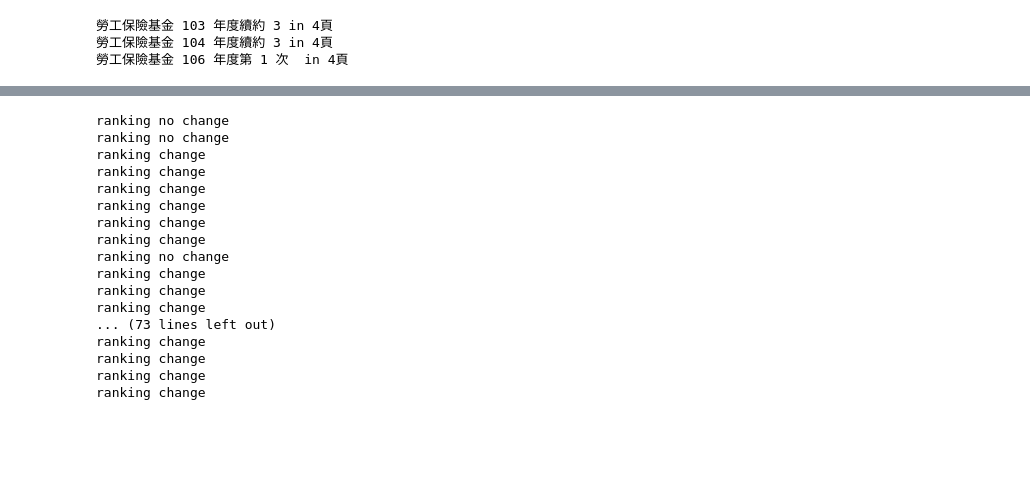
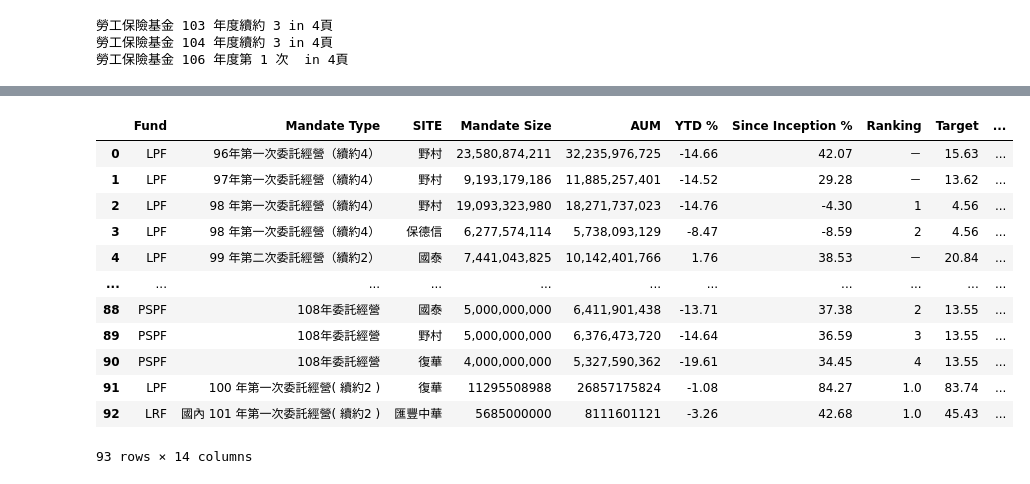
Before and after one commit to andyHSU-DS/Intern_Portfolio, a Jupyter notebook: 政府基金運用情形/Module/PageTwo.ipynb, the cells around one changed output, grey strips where cells are left out. Saved outputs shown, nothing was run; the diff lists cells and outputs as text; code cells hidden in the pictures; blank space fills up the shorter version.

```diff
--- a/政府基金運用情形/Module/PageTwo.ipynb
+++ b/政府基金運用情形/Module/PageTwo.ipynb
@@ -615,11 +648,12 @@ LIF
 # %%
+#他是看新月份的東西有沒有全抓到
 GFI['新舊'] = 'old'
-Final_df = pd.concat([LPF,LRF,LIF,NPIF,PSPF],axis=0)
+v=Final_df = pd.concat([LPF,LRF,LIF,NPIF,PSPF],axis=0)
 Final_df.reset_index(drop=True,inplace=True)
 Final_df['SITE'] = Final_df['SITE'].str.replace('\n','')
 Final_df['SITE'] = Final_df['SITE'].str.replace('滙豐中華','匯豐中華')
 Final_df = Final_df[['Fund','Mandate Type','SITE','Mandate Size','AUM','YTD %','Since Inception %','Ranking','Target','From','As of']]
-Final_df.to_csv(r'/Users/andyhsu/Documents/GitHub/Intern_Portfolio/Intern_Portfolio/政府基金運用情形/output/page2_final_check.csv',encoding='UTF-8-SIG',index=False,header=True)
+Final_df.to_excel(r'D:\My Documents\andyhs\桌面\Andy\政府基金運用資訊-202112\output\page2_final_check.xlsx',encoding='UTF-8-SIG',index=False,header=True)
 # %%
 新舊合併 = pd.concat([Final_df,GFI],axis=0)
 新舊合併 = 新舊合併[pd.isna(新舊合併['Fund'])==False]
@@ -631,4 +664,2 @@ for col in ['Fund','Mandate Type','SITE']:
 # %%
 新舊合併_去重複_new = 新舊合併_去重複[新舊合併_去重複['新舊'] != 'old']
-# %%
-GFI = GFI[pd.isna(GFI['Fund'])==False]
@@ -635,39 +682,48 @@ GFI = GFI[pd.isna(GFI['Fund'])==False]
 # %%
 #先skip
-a = 0
+#20220604修正更新資料
+GFI['SITE'] = GFI['SITE'].astype('str')
+GFI         = GFI[~pd.isna(GFI['Mandate Type'])]
+新舊合併_去重複_new['SITE'] = 新舊合併_去重複_new['SITE'].astype('str')
 match  = []
-for x in range(len(新舊合併_去重複_new)):
-    for y in range(len(GFI)):
-        if 新舊合併_去重複_new.loc[x,'Fund'] == GFI.loc[y,'Fund'] and 新舊合併_去重複_new.loc[x,'Mandate Type'] == GFI.loc[y,'Mandate Type'] and 新舊合併_去重複_new.loc[x,'SITE'] == GFI.loc[y,'SITE']:
+a      = []
+for x in range(len(GFI)):
+    for y in range(len(新舊合併_去重複_new)):
+        if GFI.loc[x,'Fund'].strip().lower() == 新舊合併_去重複_new.loc[y,'Fund'].strip().lower() and GFI.loc[x,'Mandate Type'].strip().lower() == 新舊合併_去重複_new.loc[y,'Mandate Type'].strip().lower() and GFI.loc[x,'SITE'].strip().lower() == 新舊合併_去重複_new.loc[y,'SITE'].strip().lower():
             #排名不更新
-            a+=1
             match.append((x,y))
-            if 新舊合併_去重複_new.loc[x,'Ranking'] == '－' or 新舊合併_去重複_new.loc[x,'Ranking'] == '–' or 新舊合併_去重複_new.loc[x,'Ranking'] == '-' or Final_df.loc[x,'Ranking'] == '－':
-                print('ranking no change')
-                要更新的資料 = list(GFI.loc[y,['Asset Class','Ranking']].values)
-                新舊合併_去重複_new.loc[x,['Asset Class','Ranking']] = 要更新的資料
+            a.append(y)
+            if 新舊合併_去重複_new.loc[y,'Ranking'] == '－' or 新舊合併_去重複_new.loc[y,'Ranking'] == '–' or 新舊合併_去重複_new.loc[y,'Ranking'] == '-' or Final_df.loc[y,'Ranking'] == '－':
+                #print('ranking no change')
+                要更新的資料 = list(新舊合併_去重複_new.loc[y,['Mandate Size','AUM','YTD %','Since Inception %','Target','As of']].values)
+                GFI.loc[x,['Mandate Size','AUM','YTD %','Since Inception %','Target','As of']] = 要更新的資料
             else:
-                print('ranking change')
-                要更新的資料 = list(GFI.loc[y,['Asset Class']].values)
-                新舊合併_去重複_new.loc[x,['Asset Class']] = 要更新的資料
+                #print('ranking change')
+                要更新的資料 = list(新舊合併_去重複_new.loc[y,['Mandate Size','AUM','YTD %','Since Inception %','Target','As of','Ranking']].values)
+                GFI.loc[x,['Mandate Size','AUM','YTD %','Since Inception %','Target','As of','Ranking']] = 要更新的資料
+            break
         else:
             pass
-# %% [output]
-ranking no change
-ranking no change
-ranking change
-ranking change
-ranking change
-ranking change
-ranking change
-ranking change
-ranking no change
-ranking change
-ranking change
-ranking change
-... (73 lines left out)
-ranking change
-ranking change
-ranking change
-ranking change
+# %%
+#我在上一個cell先挑出match到舊資料的本月份資料的INDEX
+#因此如果 b for b in a if b not in 新舊合併_去重複_new.index 代表是MATCH不到的資料，但如果我用新舊合併_去重複會將OLD的資料也放進這個LIST
+#對後續更新不利
+新增資料的row = [b for b in a if b not in 新舊合併_去重複_new.index]
+# %%
+新舊合併_去重複.loc[新增資料的row,'新舊'] = 'new'
+新舊合併_去重複.to_excel(r'D:\My Documents\andyhs\桌面\Andy\政府基金運用資訊-202112\output\page2_下半部有old標記為可能已刪除的.xlsx',encoding='UTF-8-SIG',index=False,header=True)
+# %% [output]
+|  | Fund | Mandate Type | SITE | Mandate Size | AUM | YTD % | Since Inception % | Ranking | Target | ... |
+| 0 | LPF | 96年第一次委託經營（續約4） | 野村 | 23,580,874,211 | 32,235,976,725 | -14.66 | 42.07 | － | 15.63 | ... |
+| 1 | LPF | 97年第一次委託經營（續約4） | 野村 | 9,193,179,186 | 11,885,257,401 | -14.52 | 29.28 | － | 13.62 | ... |
+| 2 | LPF | 98 年第一次委託經營（續約4） | 野村 | 19,093,323,980 | 18,271,737,023 | -14.76 | -4.30 | 1 | 4.56 | ... |
+| 3 | LPF | 98 年第一次委託經營（續約4） | 保德信 | 6,277,574,114 | 5,738,093,129 | -8.47 | -8.59 | 2 | 4.56 | ... |
+| 4 | LPF | 99 年第二次委託經營（續約2） | 國泰 | 7,441,043,825 | 10,142,401,766 | 1.76 | 38.53 | － | 20.84 | ... |
+| ... | ... | ... | ... | ... | ... | ... | ... | ... | ... | ... |
+| 88 | PSPF | 108年委託經營 | 國泰 | 5,000,000,000 | 6,411,901,438 | -13.71 | 37.38 | 2 | 13.55 | ... |
+| 89 | PSPF | 108年委託經營 | 野村 | 5,000,000,000 | 6,376,473,720 | -14.64 | 36.59 | 3 | 13.55 | ... |
+| 90 | PSPF | 108年委託經營 | 復華 | 4,000,000,000 | 5,327,590,362 | -19.61 | 34.45 | 4 | 13.55 | ... |
+| 91 | LPF | 100 年第一次委託經營( 續約2 ) | 復華 | 11295508988 | 26857175824 | -1.08 | 84.27 | 1.0 | 83.74 | ... |
+| 92 | LRF | 國內 101 年第一次委託經營( 續約2 ) | 匯豐中華 | 5685000000 | 8111601121 | -3.26 | 42.68 | 1.0 | 45.43 | ... |
+93 rows × 14 columns
 # %%
```
Also changed, not shown: parts of 26 cells of this notebook, 27 other files.
